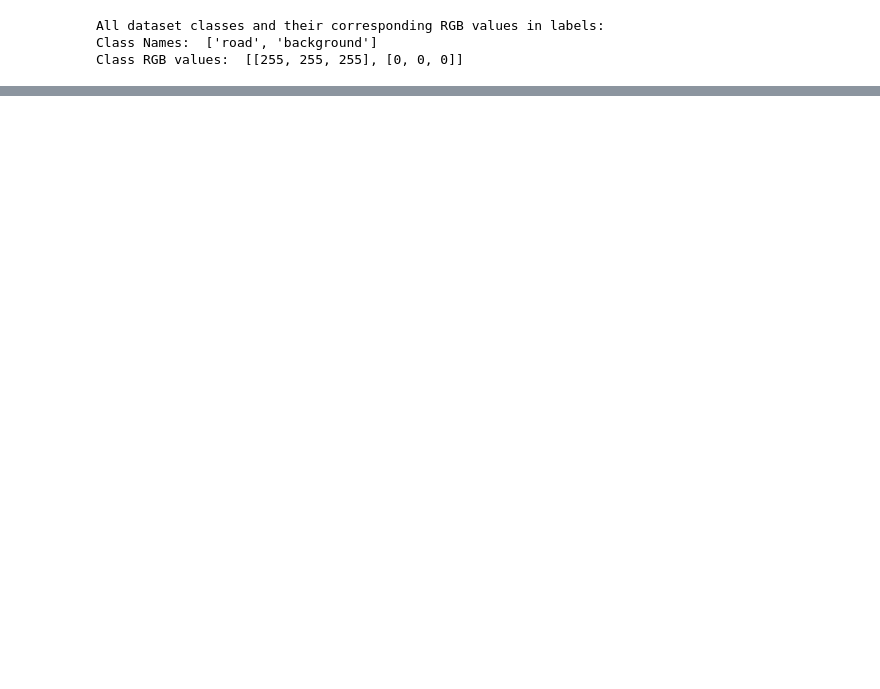
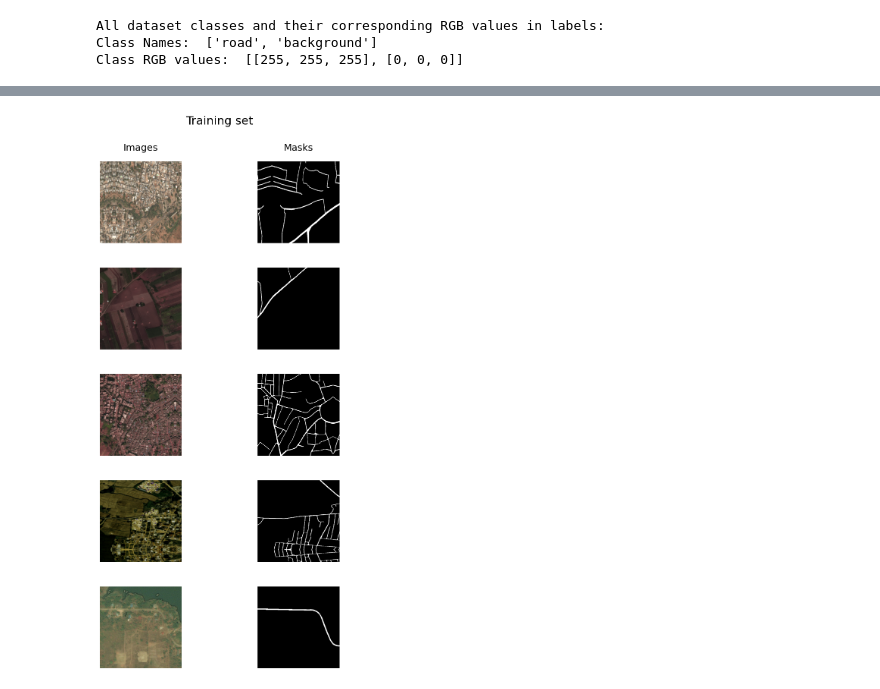
Before and after one commit to sg-peytrignet/deepglobe-road-segmentation, a Jupyter notebook: notebooks/deep-globe-road-segmentation.ipynb, the cells around one changed output, grey strips where cells are left out. Drawn from its saved outputs; the diff is of its cells as text; code cells hidden in the pictures; blank space fills up the shorter version.

```diff
--- a/notebooks/deep-globe-road-segmentation.ipynb
+++ b/notebooks/deep-globe-road-segmentation.ipynb
@@ -218 +223,6 @@ visualize(first_validation_image=first_valid_set[0], first_validation_mask=first
+# %%
+# Visualize training images
+visualize_samples(sample_training_images, num_samples=5, figsize=(10, 3*5), figtitle="Training set")
+# %% [output]
+[figure, added]
 # %%
```
Also changed, not shown: parts of 29 cells of this notebook, 1 other file.
